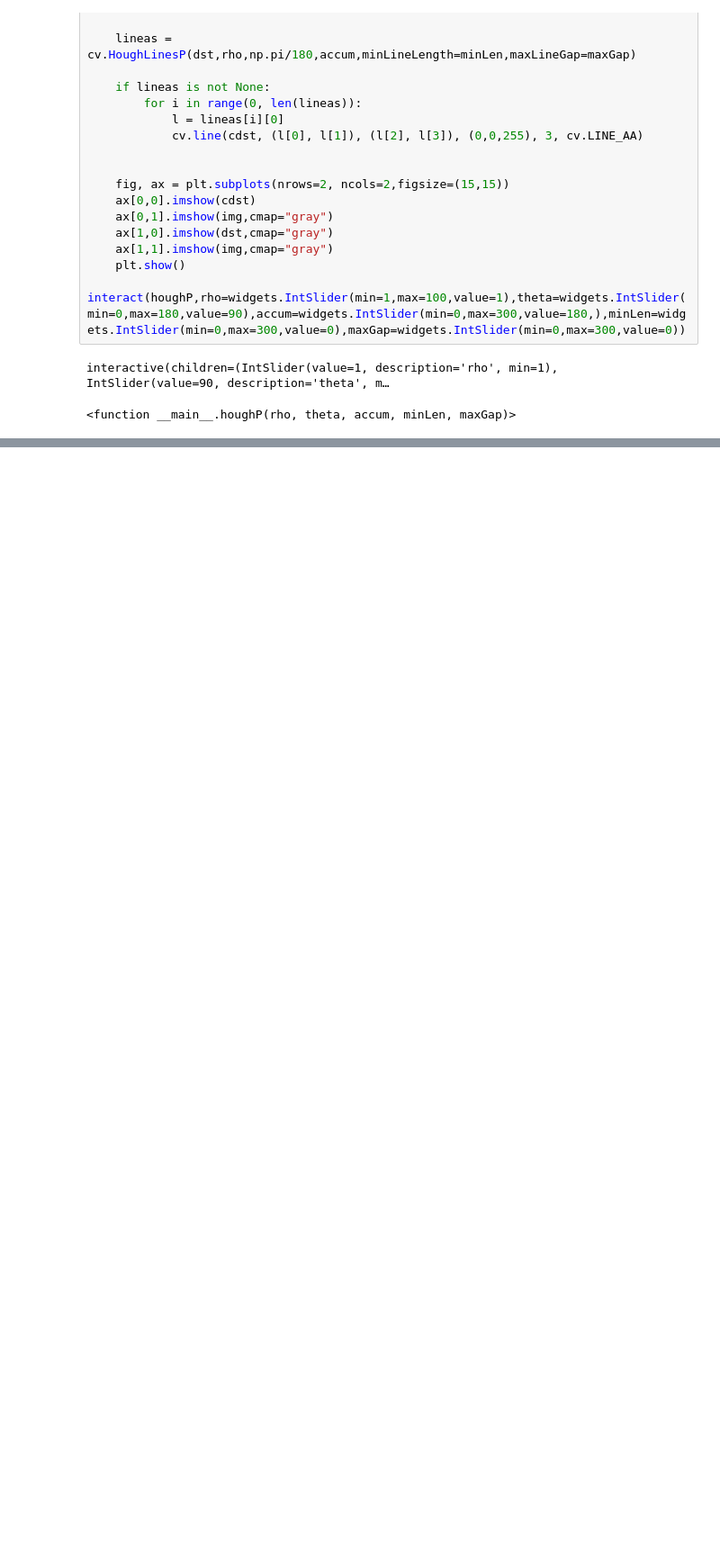
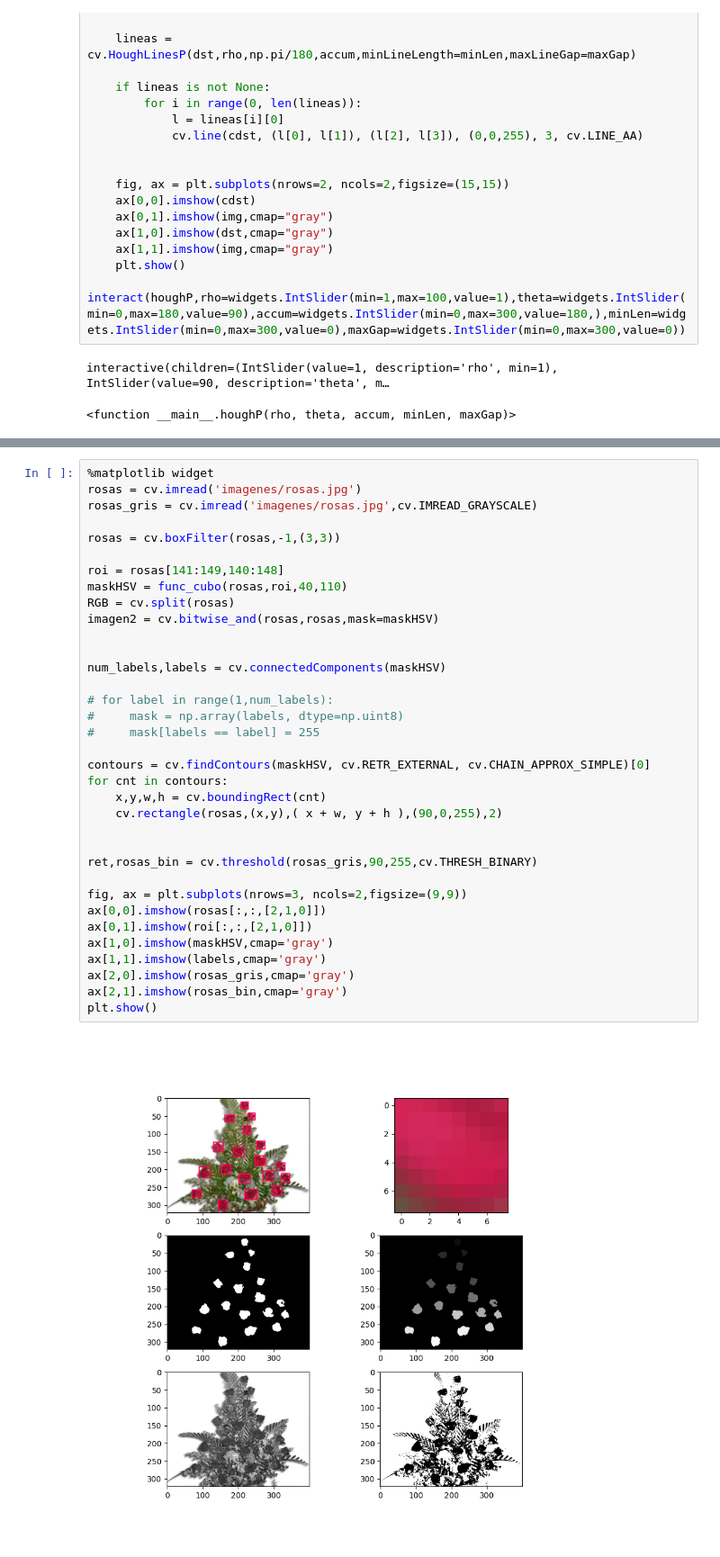
Before and after one commit to IgnacioFucksmann/PDI_2023, a Jupyter notebook: tp_07.ipynb, the cells around one changed output, grey strips where cells are left out. Shown at 90% size. Drawn from its saved outputs; the diff is of its cells as text; blank space fills up the shorter version.

```diff
--- a/tp_07.ipynb
+++ b/tp_07.ipynb
@@ -289,3 +284,40 @@ ax[1,1].imshow(imagen[:,:,[2,1,0]])
 plt.show()
 # %% [output]
 [figure]
+# %%
+%matplotlib widget
+rosas = cv.imread('imagenes/rosas.jpg')
+rosas_gris = cv.imread('imagenes/rosas.jpg',cv.IMREAD_GRAYSCALE)
+
+rosas = cv.boxFilter(rosas,-1,(3,3))
+
+roi = rosas[141:149,140:148]
+maskHSV = func_cubo(rosas,roi,40,110)
+RGB = cv.split(rosas)
+imagen2 = cv.bitwise_and(rosas,rosas,mask=maskHSV)
+
+
+num_labels,labels = cv.connectedComponents(maskHSV)
+
+# for label in range(1,num_labels):
+#     mask = np.array(labels, dtype=np.uint8)
+#     mask[labels == label] = 255
+
+contours = cv.findContours(maskHSV, cv.RETR_EXTERNAL, cv.CHAIN_APPROX_SIMPLE)[0]
+for cnt in contours:
+    x,y,w,h = cv.boundingRect(cnt)
+    cv.rectangle(rosas,(x,y),( x + w, y + h ),(90,0,255),2)
+
+
+ret,rosas_bin = cv.threshold(rosas_gris,90,255,cv.THRESH_BINARY)
+
+fig, ax = plt.subplots(nrows=3, ncols=2,figsize=(9,9))
+ax[0,0].imshow(rosas[:,:,[2,1,0]])
+ax[0,1].imshow(roi[:,:,[2,1,0]])
+ax[1,0].imshow(maskHSV,cmap='gray')
+ax[1,1].imshow(labels,cmap='gray')
+ax[2,0].imshow(rosas_gris,cmap='gray')
+ax[2,1].imshow(rosas_bin,cmap='gray')
+plt.show()
+# %% [output]
+[figure, added]
```
Also changed, not shown: parts of 8 cells of this notebook, 4 other files.
